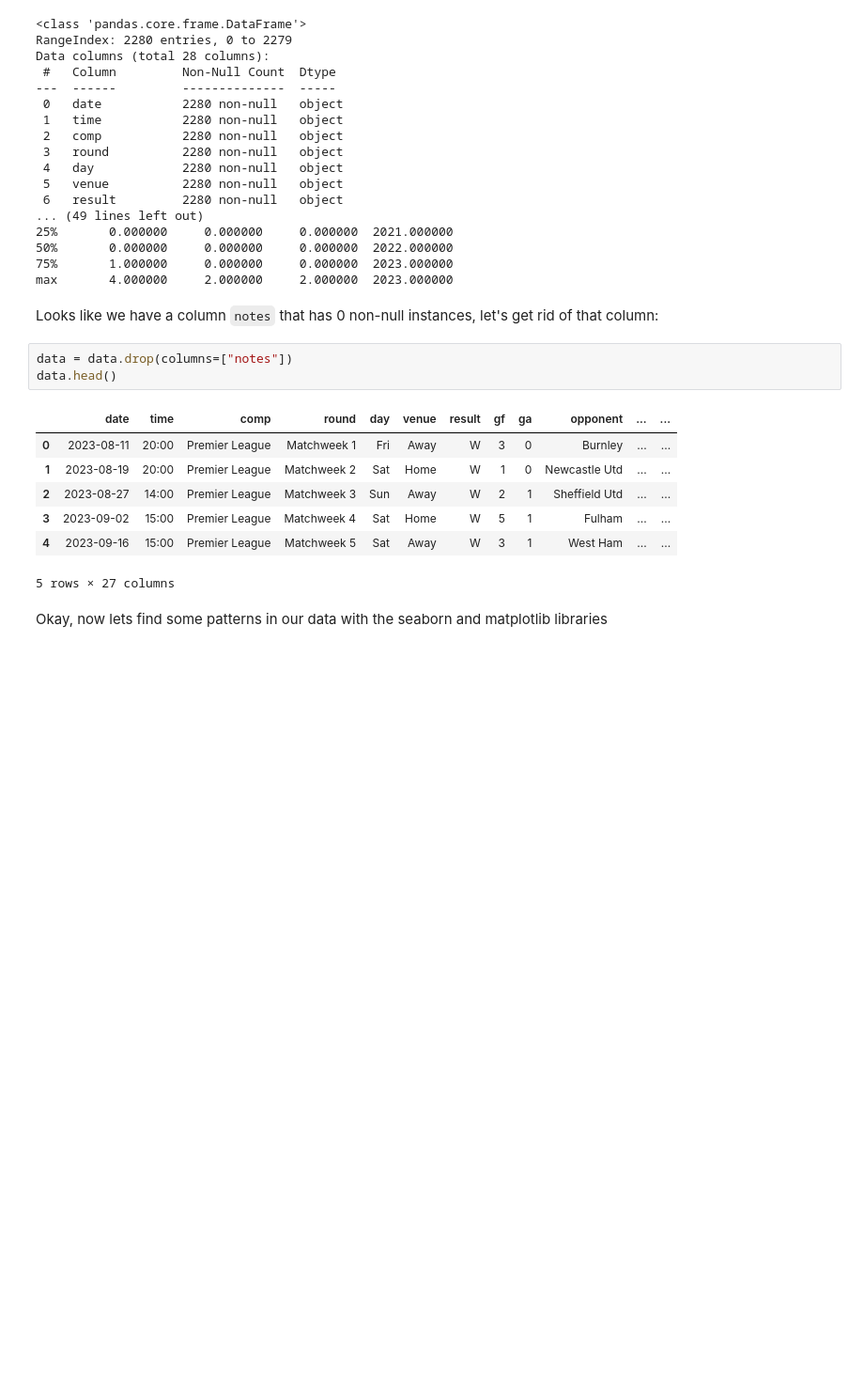
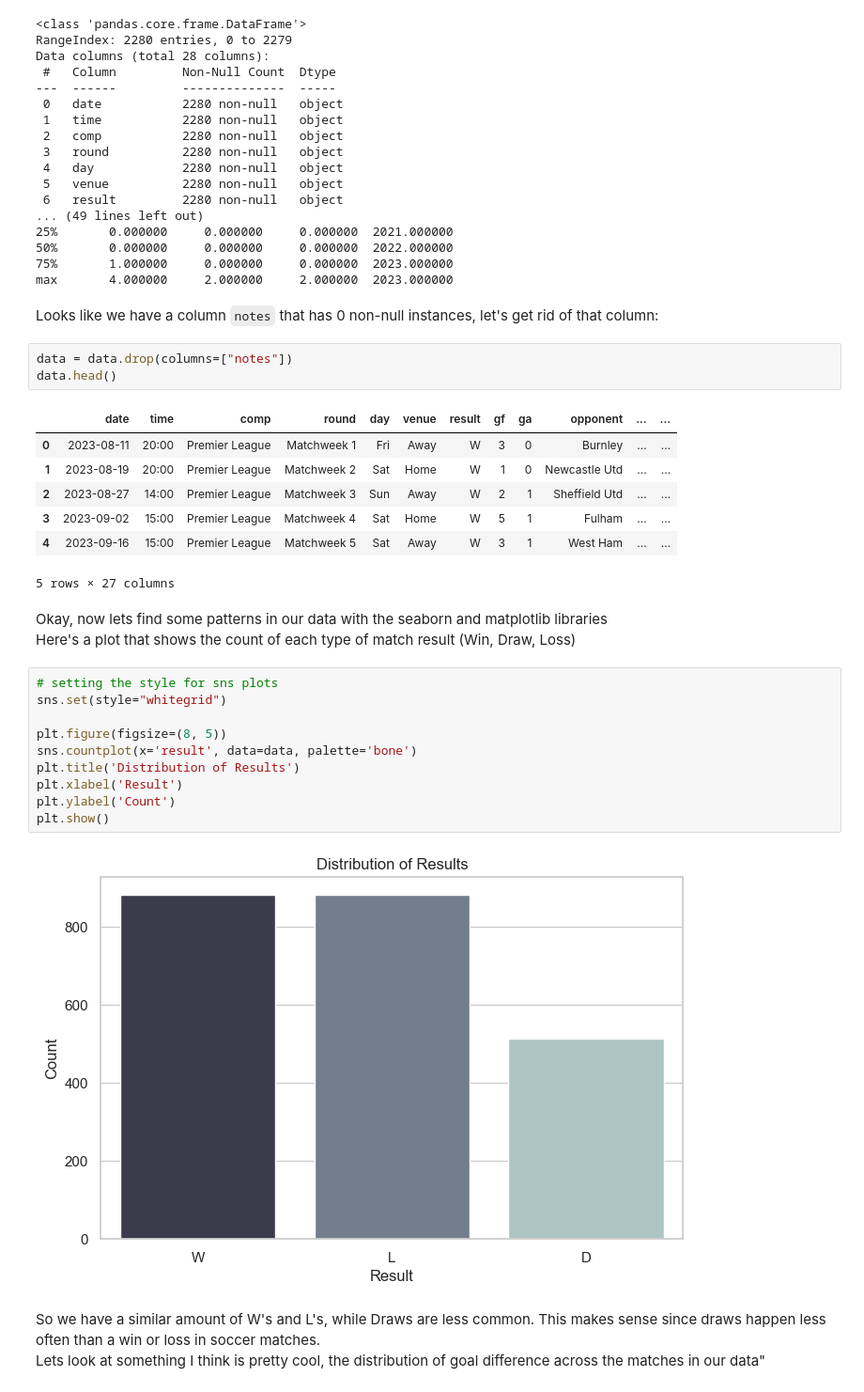
Before and after one commit to arjuna26/CPSC322-final, a Jupyter notebook: mining.ipynb, the cells around one changed output. Shown at 94% size. Drawn from its saved outputs; the diff is of its cells as text; blank space fills up the shorter version.

```diff
--- a/mining.ipynb
+++ b/mining.ipynb
@@ -64,4 +64,20 @@ data.head()
 | 4 | 2023-09-16 | 15:00 | Premier League | Matchweek 5 | Sat | Away | W | 3 | 1 | West Ham | ... | ... |
 5 rows × 27 columns
 # %% [markdown]
-Okay, now lets find some patterns in our data with the seaborn and matplotlib libraries
+Okay, now lets find some patterns in our data with the seaborn and matplotlib libraries \
+Here's a plot that shows the count of each type of match result (Win, Draw, Loss)
+# %%
+# setting the style for sns plots
+sns.set(style="whitegrid")
+
+plt.figure(figsize=(8, 5))
+sns.countplot(x='result', data=data, palette='bone')
+plt.title('Distribution of Results')
+plt.xlabel('Result')
+plt.ylabel('Count')
+plt.show()
+# %% [output]
+[figure, added]
+# %% [markdown]
+So we have a similar amount of W's and L's, while Draws are less common. This makes sense since draws happen less often than a win or loss in soccer matches. \
+Lets look at something I think is pretty cool, the distribution of goal difference across the matches in our data"
```
Also changed, not shown: parts of 1 cell of this notebook.
